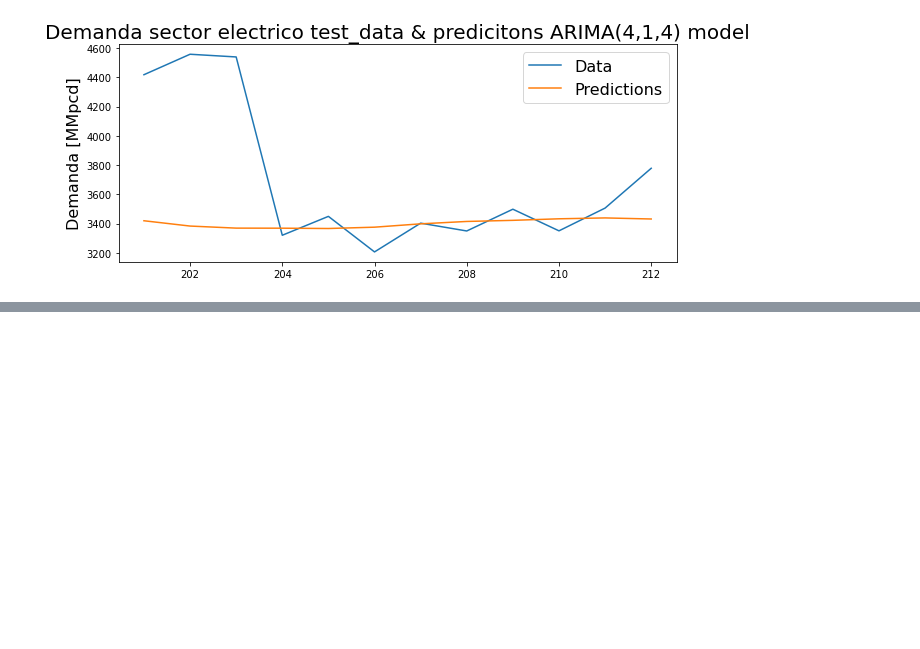
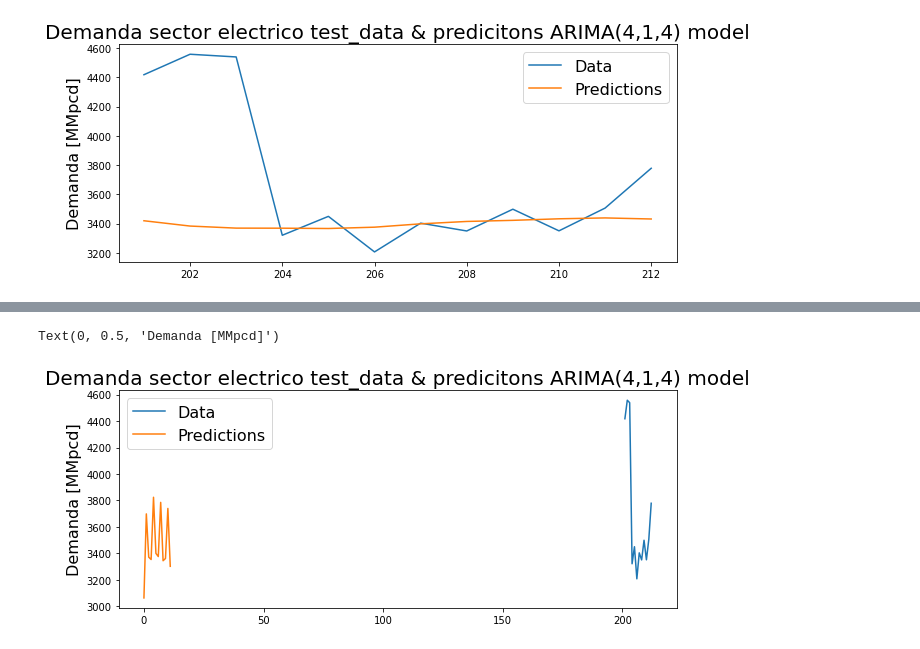
Before and after one commit to Sergio-Ibarra-1795/MIS_Tesis_GitHub, a Jupyter notebook: Demanda_electrico_series_con_tratamiento_FUNCIONA_v2.ipynb, the cells around one changed output, grey strips where cells are left out. Drawn from its saved outputs; the diff is of its cells as text; code cells hidden in the pictures; blank space fills up the shorter version.

Commit message:
Agregando Normalizacion de datos como tratamiento de outliers para demanda sector electrico

```diff
--- a/Demanda_electrico_series_con_tratamiento_FUNCIONA_v2.ipynb
+++ b/Demanda_electrico_series_con_tratamiento_FUNCIONA_v2.ipynb
@@ -943,0 +989,5 @@ Text(0, 0.5, 'Demanda [MMpcd]')
+# %%
+
+# Transform both the training and test data using the trained scaler
+demanda_electrico_scaled_train_data = MinMax_scaler.transform(demanda_electrico_original_train_data['Demanded_Gas'].values.reshape(-1, 1))
+demanda_electrico_scaled_train_data
@@ -943,0 +1012,12 @@ Text(0, 0.5, 'Demanda [MMpcd]')
+# %%
+##Create the model
+model_ARIMA_electrico_normalize = ARIMA (demanda_electrico_scaled_train_data, order=(4,1,4))
+
+##Fit the model
+start = time()
+model_ARIMA_electrico_normalize_fit = model_ARIMA_electrico_normalize.fit()
+end = time()
+print('Model fitting time', end-start)
+
+##Summary of the model
+print(model_ARIMA_electrico_normalize_fit.summary())
@@ -943,0 +1042,4 @@ Text(0, 0.5, 'Demanda [MMpcd]')
+# %%
+##get the predictors and residuals
+predictions_model_ARIMA_electrico_normalize = model_ARIMA_electrico_normalize_fit.predict(start=pred_model_ARIMA_electrico_start_date, end= pred_model_ARIMA_electrico_end_date)
+print(predictions_model_ARIMA_electrico_normalize)
@@ -943,0 +1049,3 @@ Text(0, 0.5, 'Demanda [MMpcd]')
+# %%
+predictions_model_ARIMA_electrico_normalize_original_scale = MinMax_scaler.inverse_transform(predictions_model_ARIMA_electrico_normalize.reshape(-1, 1))
+predictions_model_ARIMA_electrico_normalize_original_scale
@@ -943,0 +1065,12 @@ Text(0, 0.5, 'Demanda [MMpcd]')
+# %%
+##Ploting the predicitons vs the test_data
+plt.figure(figsize =(10,4))
+plt.plot(demanda_electrico_original_test_data['Demanded_Gas'])
+plt.plot(predictions_model_ARIMA_electrico_normalize_original_scale)
+plt.legend(('Data', 'Predictions'), fontsize=16)
+
+plt.title('Demanda sector electrico test_data & predicitons ARIMA(4,1,4) model', fontsize=20)
+plt.ylabel('Demanda [MMpcd]', fontsize=16)
+# %% [output]
+Text(0, 0.5, 'Demanda [MMpcd]')
+[figure, added]
```
Also changed, not shown: parts of 13 cells of this notebook.
